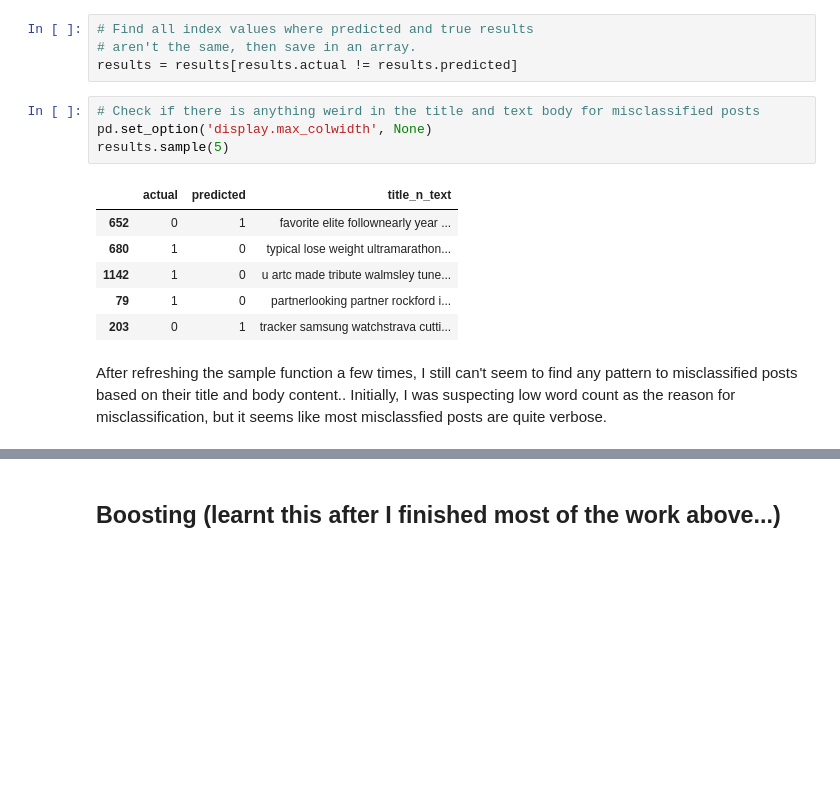
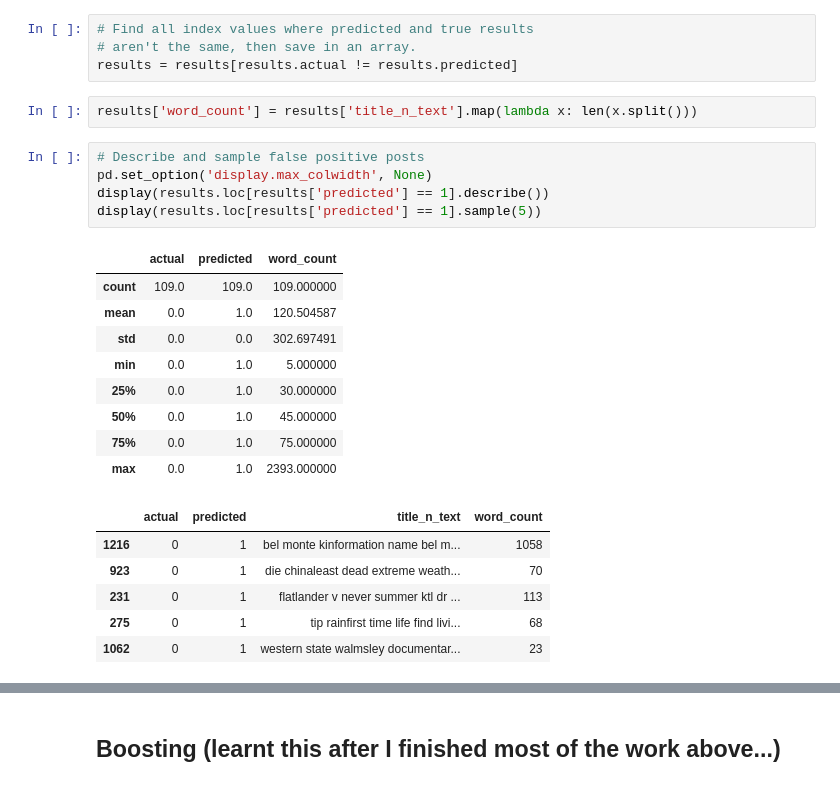
Before and after one commit to ngwtl/DSI-SG-24-projects, a Jupyter notebook: project_3/code/ethan-project-3-code.ipynb, the cells around one changed output, grey strips where cells are left out. Saved outputs shown, nothing was run; the diff lists cells and outputs as text; blank space fills up the shorter version.

```diff
--- a/project_3/code/ethan-project-3-code.ipynb
+++ b/project_3/code/ethan-project-3-code.ipynb
@@ -2540,16 +2543,26 @@ results['title_n_text'] = X_joint_test.reset_index(drop = True)
 # Find all index values where predicted and true results
 # aren't the same, then save in an array.
 results = results[results.actual != results.predicted]
+# %%
+results['word_count'] = results['title_n_text'].map(lambda x: len(x.split()))
 # %%
-# Check if there is anything weird in the title and text body for misclassified posts
+# Describe and sample false positive posts
 pd.set_option('display.max_colwidth', None)
-results.sample(5)
+display(results.loc[results['predicted'] == 1].describe())
+display(results.loc[results['predicted'] == 1].sample(5))
 # %% [output]
-|  | actual | predicted | title_n_text |
-| 652 | 0 | 1 | favorite elite follownearly year ... |
-| 680 | 1 | 0 | typical lose weight ultramarathon... |
-| 1142 | 1 | 0 | u artc made tribute walmsley tune... |
-| 79 | 1 | 0 | partnerlooking partner rockford i... |
-| 203 | 0 | 1 | tracker samsung watchstrava cutti... |
+|  | actual | predicted | word_count |
+| count | 109.0 | 109.0 | 109.000000 |
+| mean | 0.0 | 1.0 | 120.504587 |
+| std | 0.0 | 0.0 | 302.697491 |
+| min | 0.0 | 1.0 | 5.000000 |
+| 25% | 0.0 | 1.0 | 30.000000 |
+| 50% | 0.0 | 1.0 | 45.000000 |
+| 75% | 0.0 | 1.0 | 75.000000 |
+| max | 0.0 | 1.0 | 2393.000000 |
+|  | actual | predicted | title_n_text | word_count |
+| 1216 | 0 | 1 | bel monte kinformation name bel m... | 1058 |
+| 923 | 0 | 1 | die chinaleast dead extreme weath... | 70 |
+| 231 | 0 | 1 | flatlander v never summer ktl dr ... | 113 |
+| 275 | 0 | 1 | tip rainfirst time life find livi... | 68 |
+| 1062 | 0 | 1 | western state walmsley documentar... | 23 |
-# %% [markdown]
-After refreshing the sample function a few times, I still can't seem to find any pattern to misclassified posts based on their title and body content.. Initially, I was suspecting low word count as the reason for misclassification, but it seems like most misclassfied posts are quite verbose.
```
Also changed, not shown: parts of 92 cells of this notebook, 4 other files.
